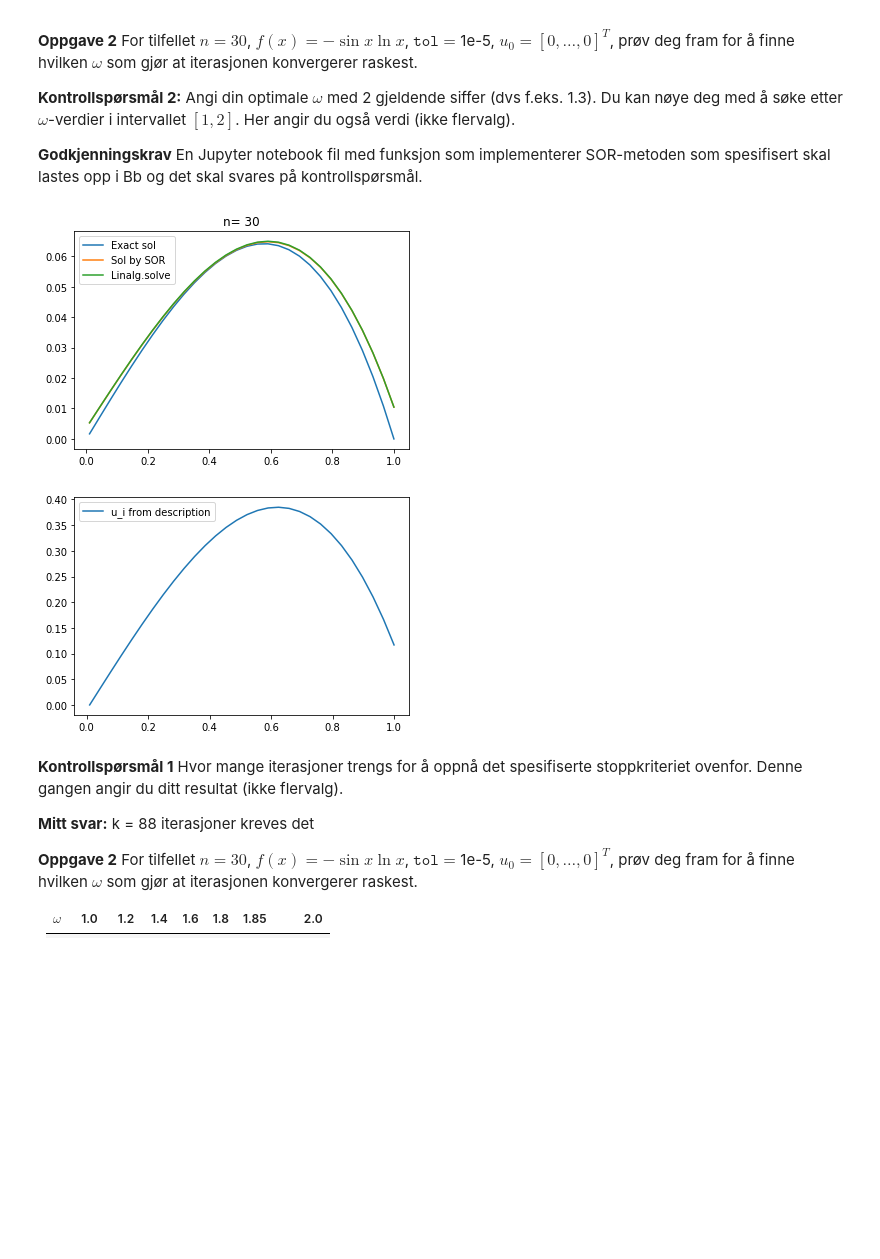
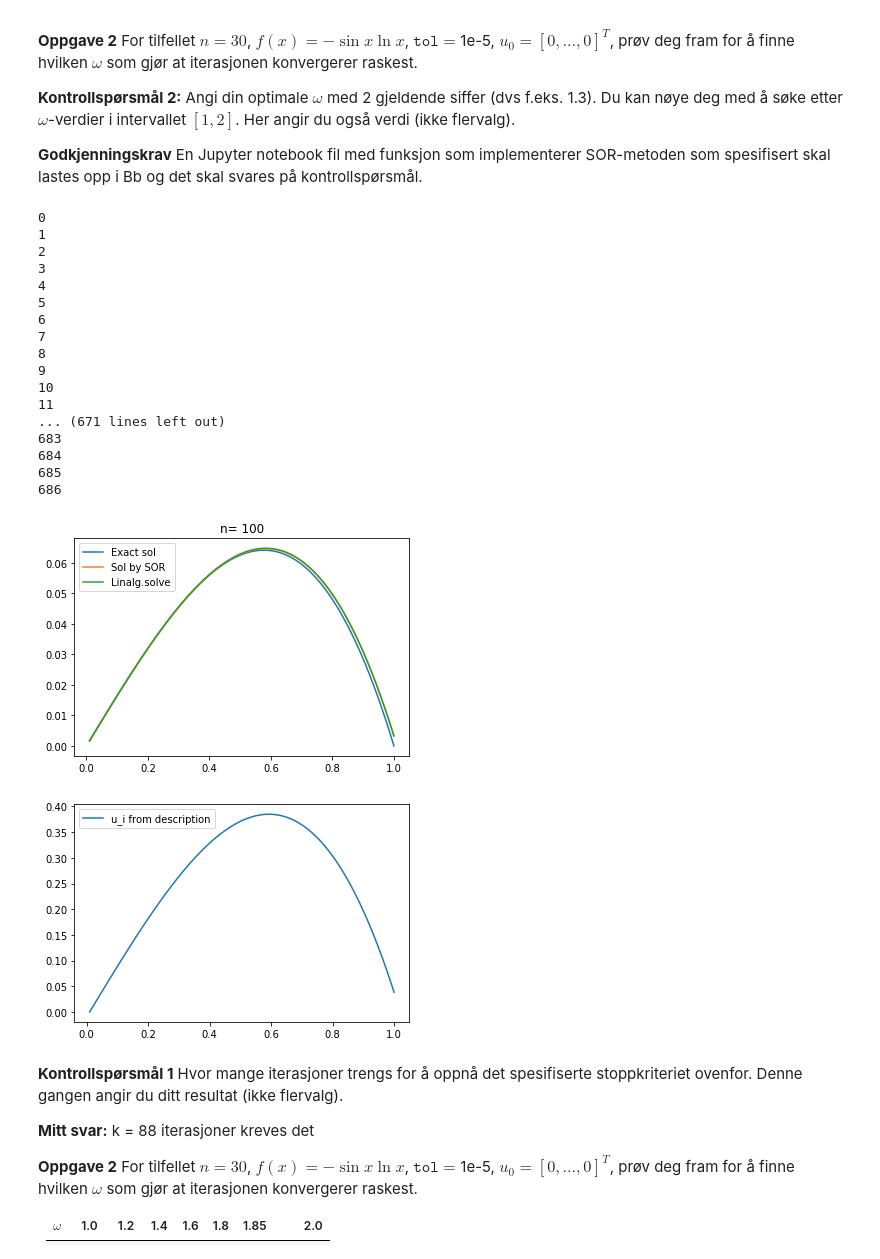
Before and after one commit to alexaoh/TMA4320, a Jupyter notebook: 2019/Øving 5 - Oppgave(1).ipynb, the cells around one changed output. Drawn from its saved outputs; the diff is of its cells as text; code cells hidden in the pictures; blank space fills up the shorter version.

```diff
--- a/2019/Øving 5 - Oppgave(1).ipynb
+++ b/2019/Øving 5 - Oppgave(1).ipynb
@@ -87,7 +87,7 @@ def ex(x):
 
 
 #Constructs array A in the given shape
-n = 30
+n = 100
 diagonal = np.zeros(n)
 diagonal.fill(2)
 udiagonal = np.zeros(n-1)
@@ -119,38 +119,56 @@ def Poisson(A, b, omega,u0,tol,maxiter):
     dividend = omega*L+D
     #dividend_inv = np.linalg.inv(dividend) #This can be used for the solution without using forward_subs (numpy calculates inverse)
     while est > tol:
-        k += 1
+        print(k)
         x = (1-omega)*(D@u0)-(omega*(U@u0))+omega*b
         #u = dividend_inv@(((1-omega)*D@u0)-(omega*(U@u0))+omega*b)
         u = forward_subs(dividend,x)
         est = np.linalg.norm(u-u0)
-        if k >= maxiter:
+        if k > maxiter:
             break
         u0 = u #Moves the iteration along
+        k += 1
     return u
 
 u0 = np.zeros_like(b)
-omega = 1.2
+omega = 1.8
 tol = 1e-5
 maxiter = 1000
 u = Poisson(A, b, omega, u0, tol, maxiter)
 
 uSolve = np.linalg.solve(A,b) #bare for å sammenligne med den iterative SOR-løsningen.
 
 plt.plot(x, ex(x), label="Exact sol")
 plt.plot(x, u, label="Sol by SOR")
 plt.plot(x, uSolve, label="Linalg.solve") #Ser at SOR gjør en god jobb. Feil i dobbeltderivert-tilnærming som gjør at feilen blir stor?
 plt.title("n= "+str(n))
 plt.legend()
 plt.show()
 
 #Hvorfor er denne så stor? Jeg finner ikke noe feil her?
 plt.plot(x, [i*h*(1-(i*h)**2) for i in range(n)], label="u_i from description")
 plt.legend()
 plt.show()
 # %% [output]
+0
+1
+2
+3
+4
+5
+6
+7
+8
+9
+10
+11
+... (671 lines left out)
+683
+684
+685
+686
-[figure, old version]
+[figure, new version]
-[figure, old version]
+[figure, new version]
 # %% [markdown]
 **Kontrollspørsmål 1** Hvor mange iterasjoner trengs for å oppnå det spesifiserte stoppkriteriet ovenfor.
 Denne gangen angir du ditt resultat (ikke flervalg).
```
Also changed, not shown: 2 other files.
